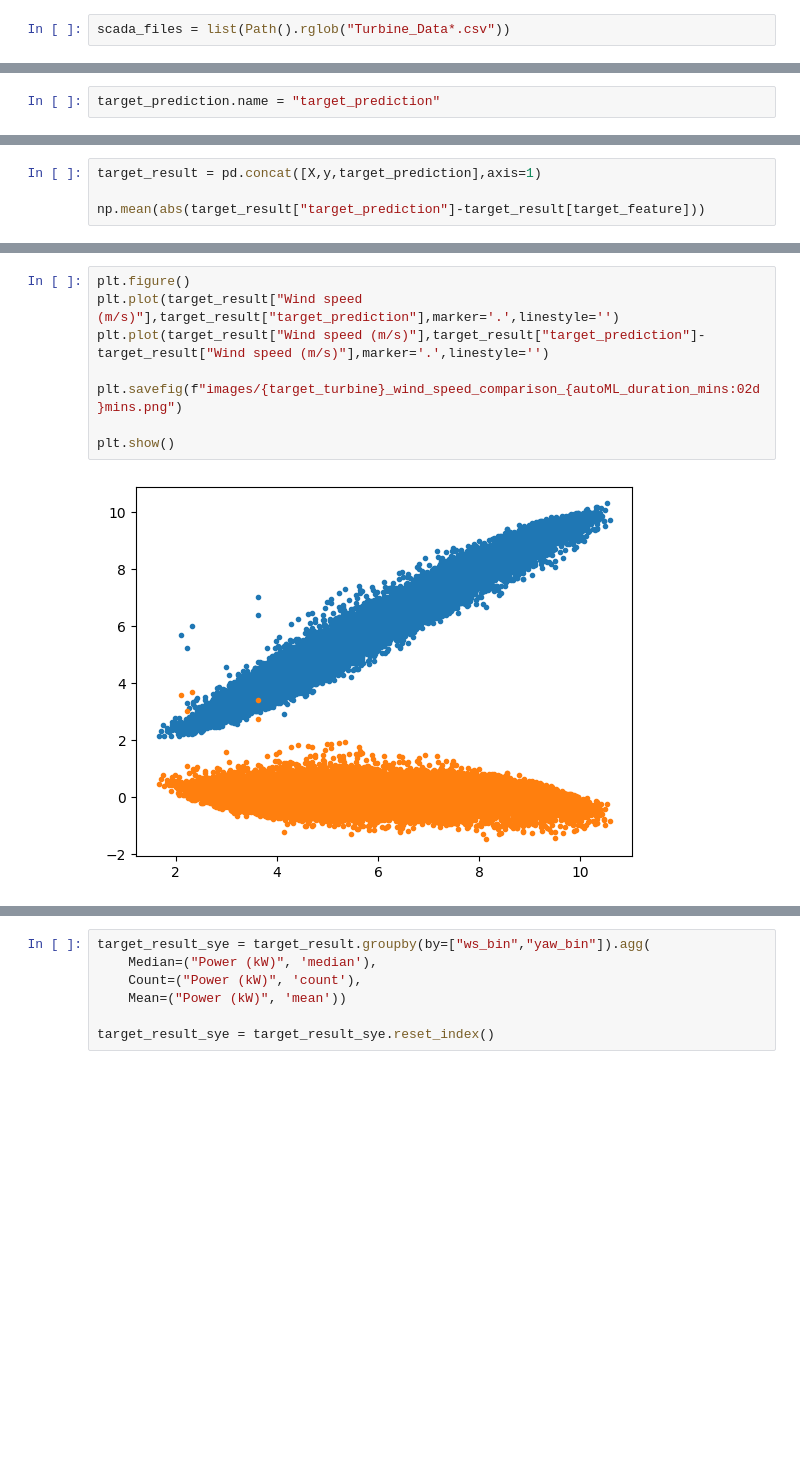
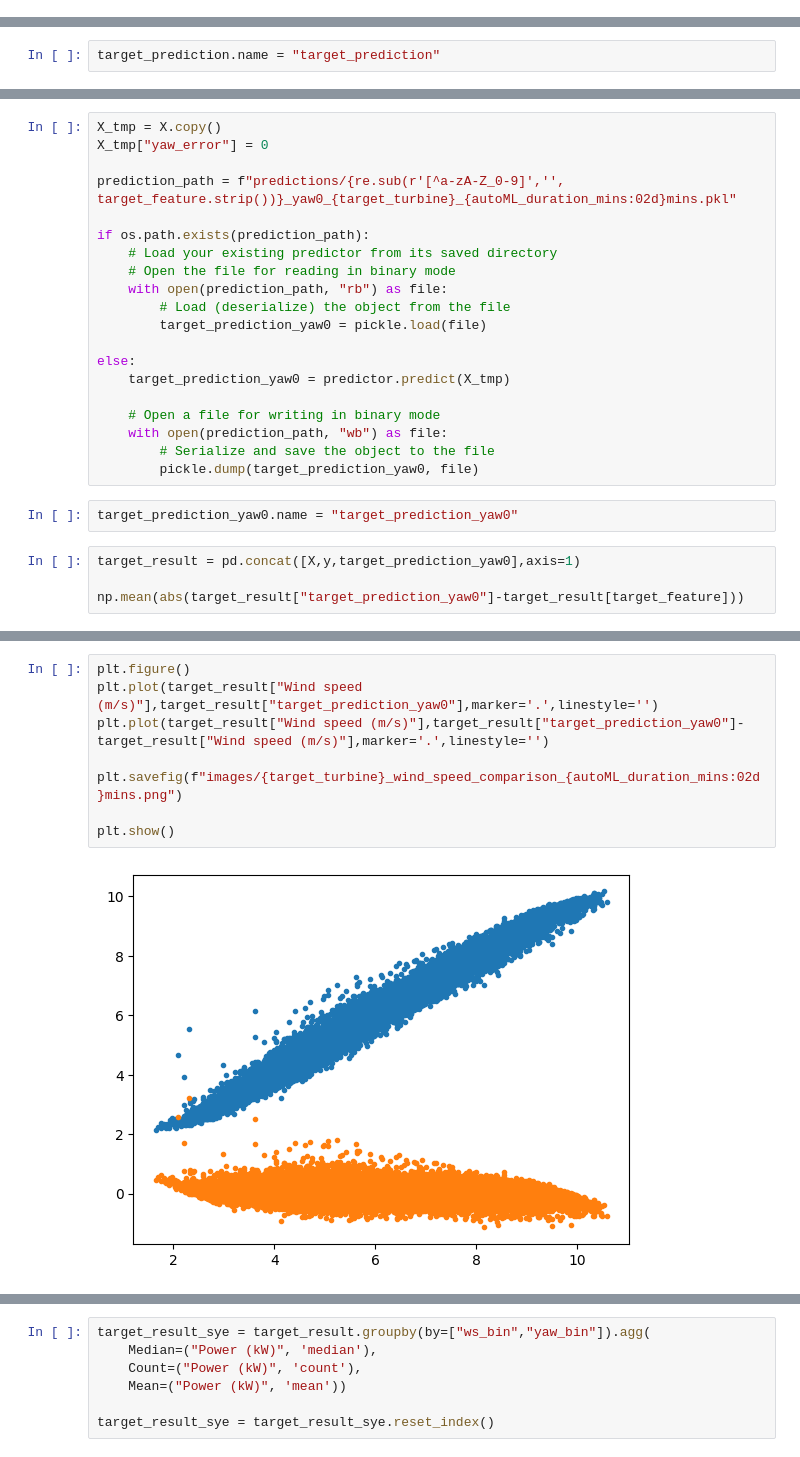
Before and after one commit to charlie9578/wind-automl, a Jupyter notebook: SYE_AutoML.ipynb, the cells around one changed output, grey strips where cells are left out. Cells and saved outputs as stored; diff of their text form; blank space fills up the shorter version.

Commit message:
Speeding things up for follow up runs

```diff
--- a/SYE_AutoML.ipynb
+++ b/SYE_AutoML.ipynb
@@ -84,2 +73,0 @@ with zipfile.ZipFile(outfile,"r") as zip_ref:
-# %%
-scada_files = list(Path().rglob("Turbine_Data*.csv"))
@@ -264,5 +278,27 @@ target_prediction.name = "target_prediction"
+# %%
+X_tmp = X.copy()
+X_tmp["yaw_error"] = 0
+
+prediction_path = f"predictions/{re.sub(r'[^a-zA-Z_0-9]','', target_feature.strip())}_yaw0_{target_turbine}_{autoML_duration_mins:02d}mins.pkl"
+
+if os.path.exists(prediction_path):
+    # Load your existing predictor from its saved directory
+    # Open the file for reading in binary mode
+    with open(prediction_path, "rb") as file:
+        # Load (deserialize) the object from the file
+        target_prediction_yaw0 = pickle.load(file)
+
+else:
+    target_prediction_yaw0 = predictor.predict(X_tmp)
+
+    # Open a file for writing in binary mode
+    with open(prediction_path, "wb") as file:
+        # Serialize and save the object to the file
+        pickle.dump(target_prediction_yaw0, file)
+# %%
+target_prediction_yaw0.name = "target_prediction_yaw0"
 # %%
-target_result = pd.concat([X,y,target_prediction],axis=1)
+target_result = pd.concat([X,y,target_prediction_yaw0],axis=1)
 
-np.mean(abs(target_result["target_prediction"]-target_result[target_feature]))
+np.mean(abs(target_result["target_prediction_yaw0"]-target_result[target_feature]))
 # %% [output]
@@ -280,13 +316,13 @@ plt.show()
 # %%
 plt.figure()
-plt.plot(target_result["Wind speed (m/s)"],target_result["target_prediction"],marker='.',linestyle='')
-plt.plot(target_result["Wind speed (m/s)"],target_result["target_prediction"]-target_result["Wind speed (m/s)"],marker='.',linestyle='')
+plt.plot(target_result["Wind speed (m/s)"],target_result["target_prediction_yaw0"],marker='.',linestyle='')
+plt.plot(target_result["Wind speed (m/s)"],target_result["target_prediction_yaw0"]-target_result["Wind speed (m/s)"],marker='.',linestyle='')
 
 plt.savefig(f"images/{target_turbine}_wind_speed_comparison_{autoML_duration_mins:02d}mins.png")
 
 plt.show()
 # %% [output]
-[figure, old version]
+[figure, new version]
 # %%
 ws_bins=[5.0, 6.0, 7.0, 8.0, 9.0, 10.0]
 vane_bins=np.linspace(-25,25,51)
```
Also changed, not shown: parts of 39 cells of this notebook.
